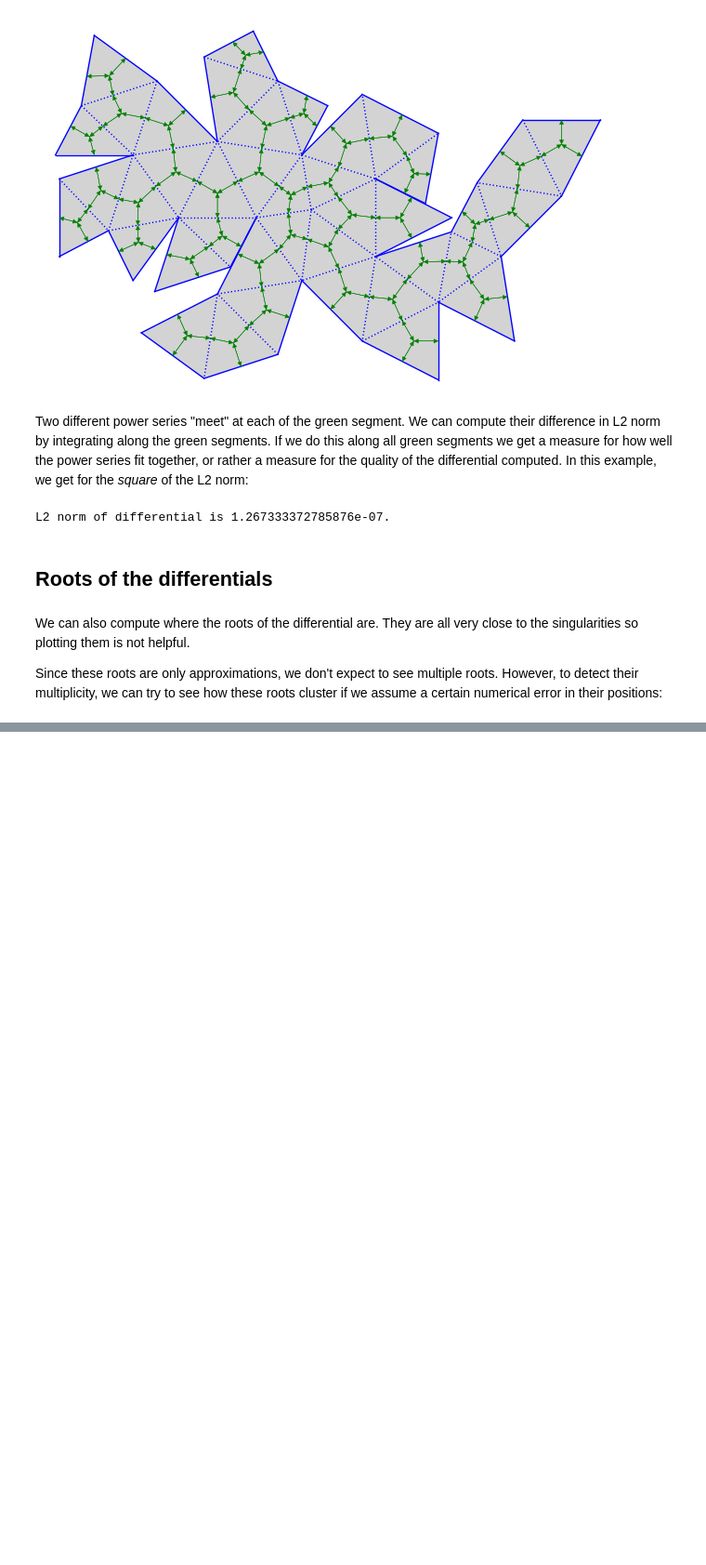
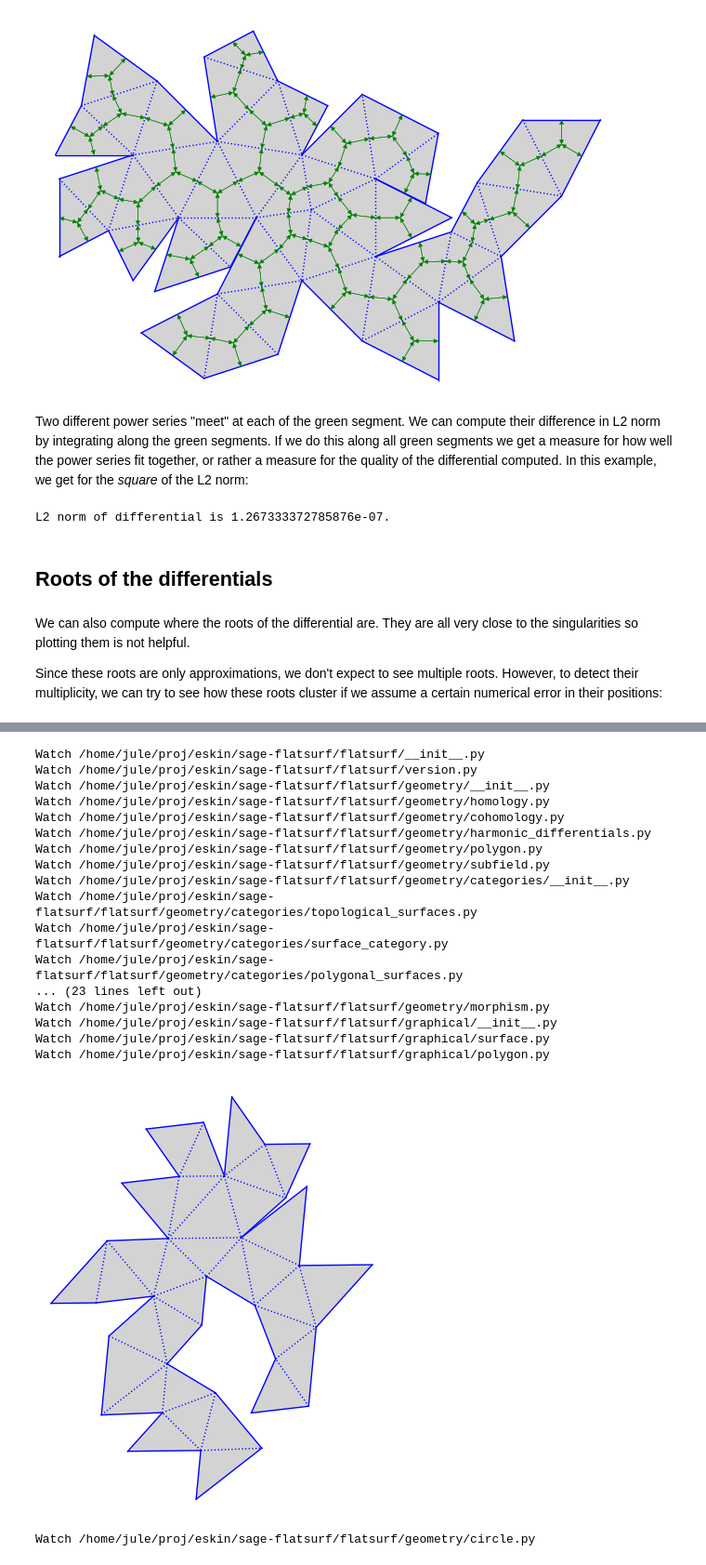
Before and after one commit to flatsurf/sage-flatsurf, a Jupyter notebook: 3413-differentials.ipynb, the cells around one changed output, grey strips where cells are left out. Shown at 93% size. Saved outputs shown, nothing was run; the diff lists cells and outputs as text; code cells hidden in the pictures; blank space fills up the shorter version.

```diff
--- a/3413-differentials.ipynb
+++ b/3413-differentials.ipynb
@@ -203,0 +373,34 @@ S.polygon(0)
+# %%
+T = load("3413-186-model.sobj")
+T = T.relabel().codomain()
+T.plot(polygon_labels=False, edge_labels=False)
+# %% [output]
+Watch /home/jule/proj/eskin/sage-flatsurf/flatsurf/__init__.py
+Watch /home/jule/proj/eskin/sage-flatsurf/flatsurf/version.py
+Watch /home/jule/proj/eskin/sage-flatsurf/flatsurf/geometry/__init__.py
+Watch /home/jule/proj/eskin/sage-flatsurf/flatsurf/geometry/homology.py
+Watch /home/jule/proj/eskin/sage-flatsurf/flatsurf/geometry/cohomology.py
+Watch /home/jule/proj/eskin/sage-flatsurf/flatsurf/geometry/harmonic_differentials.py
+Watch /home/jule/proj/eskin/sage-flatsurf/flatsurf/geometry/polygon.py
+Watch /home/jule/proj/eskin/sage-flatsurf/flatsurf/geometry/subfield.py
+Watch /home/jule/proj/eskin/sage-flatsurf/flatsurf/geometry/categories/__init__.py
+Watch /home/jule/proj/eskin/sage-flatsurf/flatsurf/geometry/categories/topological_surfaces.py
+Watch /home/jule/proj/eskin/sage-flatsurf/flatsurf/geometry/categories/surface_category.py
+Watch /home/jule/proj/eskin/sage-flatsurf/flatsurf/geometry/categories/polygonal_surfaces.py
+... (23 lines left out)
+Watch /home/jule/proj/eskin/sage-flatsurf/flatsurf/geometry/morphism.py
+Watch /home/jule/proj/eskin/sage-flatsurf/flatsurf/graphical/__init__.py
+Watch /home/jule/proj/eskin/sage-flatsurf/flatsurf/graphical/surface.py
+Watch /home/jule/proj/eskin/sage-flatsurf/flatsurf/graphical/polygon.py
+[figure, added]
+# %%
+from flatsurf import HarmonicDifferentials, ApproximateWeightedVoronoiCellDecomposition
+
+S = T
+S = S.insert_marked_points(*[S(label, S.polygon(label).centroid()) for label in (1, 21, 30)]).codomain().relabel().codomain().delaunay_triangulation().codomain()
+S = S.insert_marked_points(*[S(label, S.polygon(label).centroid()) for label in (23,)]).codomain().relabel().codomain().delaunay_triangulation().codomain()
+# S = S.insert_marked_points(*[S(label, S.polygon(label).centroid()) for label in (8,)]).codomain().relabel().codomain().delaunay_triangulation().codomain()
+V = ApproximateWeightedVoronoiCellDecomposition(S)
+Omega = HarmonicDifferentials(S, error=1e-6, cell_decomposition=V, check=False)
+# %% [output]
+Watch /home/jule/proj/eskin/sage-flatsurf/flatsurf/geometry/circle.py
```
Also changed, not shown: parts of 25 cells of this notebook, 40 other files.
